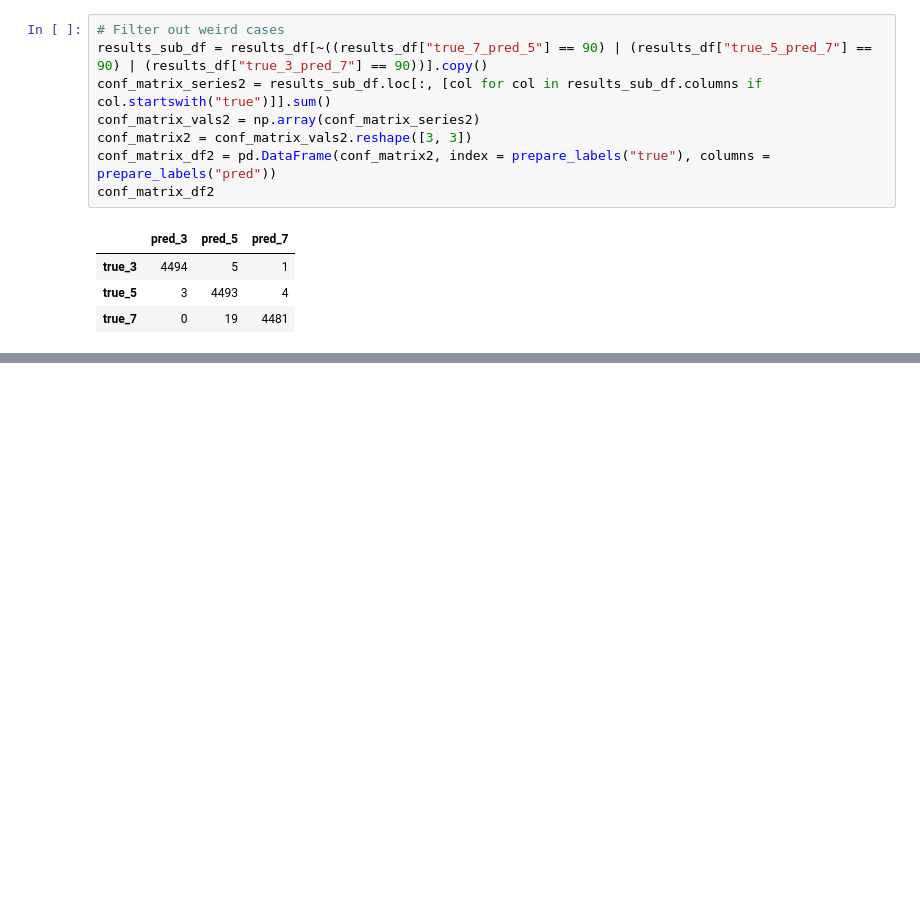
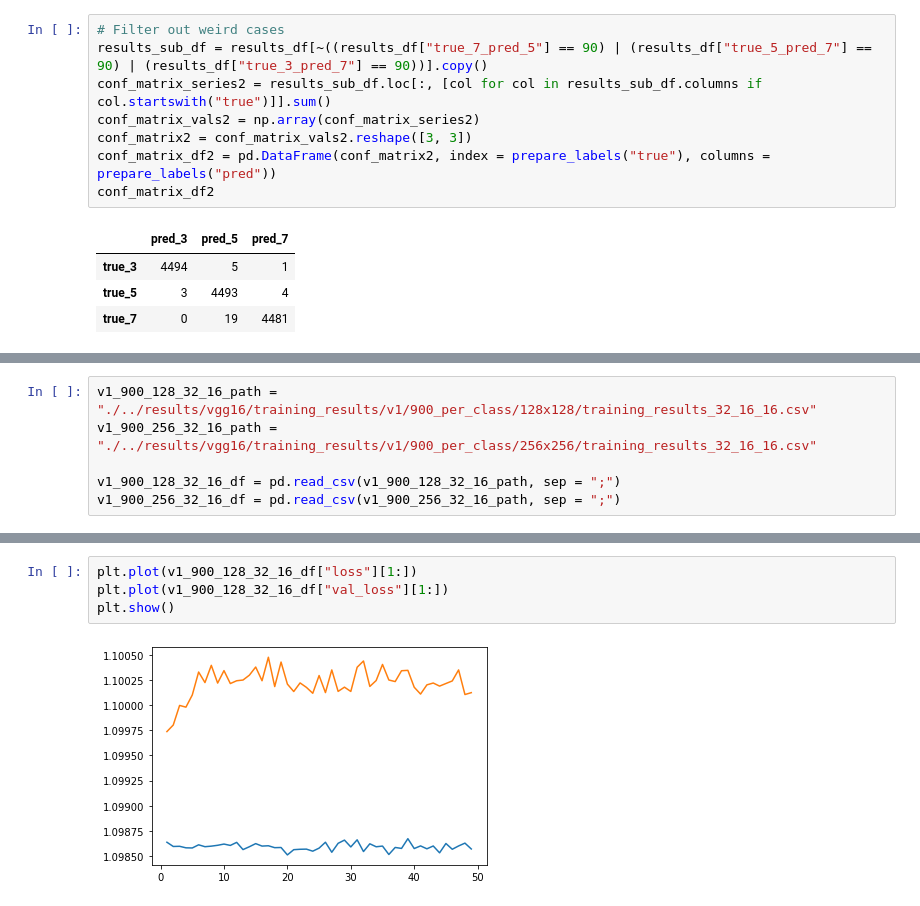
Before and after one commit to paldynaagata/Recognition-of-the-Wigner-caustic-of-ovals, a Jupyter notebook: images_classification/notebooks/vgg16_results_analysis.ipynb, the cells around one changed output, grey strips where cells are left out. Drawn from its saved outputs; the diff is of its cells as text; blank space fills up the shorter version.

Commit message:
Updated VGG16 results analysis

```diff
--- a/images_classification/notebooks/vgg16_results_analysis.ipynb
+++ b/images_classification/notebooks/vgg16_results_analysis.ipynb
@@ -242,0 +198,6 @@ conf_matrix_df2
+# %%
+v1_900_128_32_16_path = "./../results/vgg16/training_results/v1/900_per_class/128x128/training_results_32_16_16.csv"
+v1_900_256_32_16_path = "./../results/vgg16/training_results/v1/900_per_class/256x256/training_results_32_16_16.csv"
+
+v1_900_128_32_16_df = pd.read_csv(v1_900_128_32_16_path, sep = ";")
+v1_900_256_32_16_df = pd.read_csv(v1_900_256_32_16_path, sep = ";")
@@ -242,0 +222,6 @@ conf_matrix_df2
+# %%
+plt.plot(v1_900_128_32_16_df["loss"][1:])
+plt.plot(v1_900_128_32_16_df["val_loss"][1:])
+plt.show()
+# %% [output]
+[figure, added]
```
Also changed, not shown: parts of 10 cells of this notebook.
